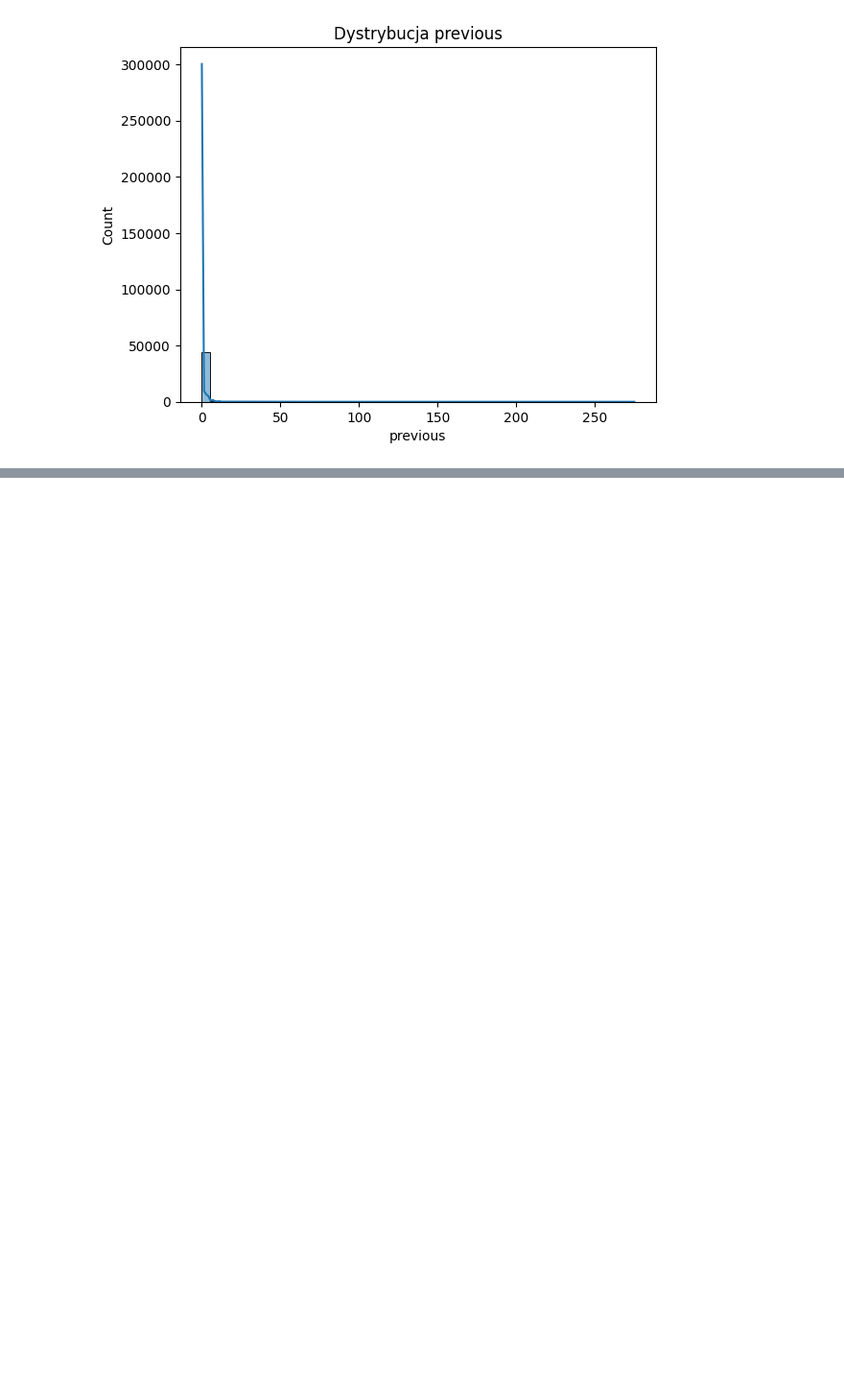
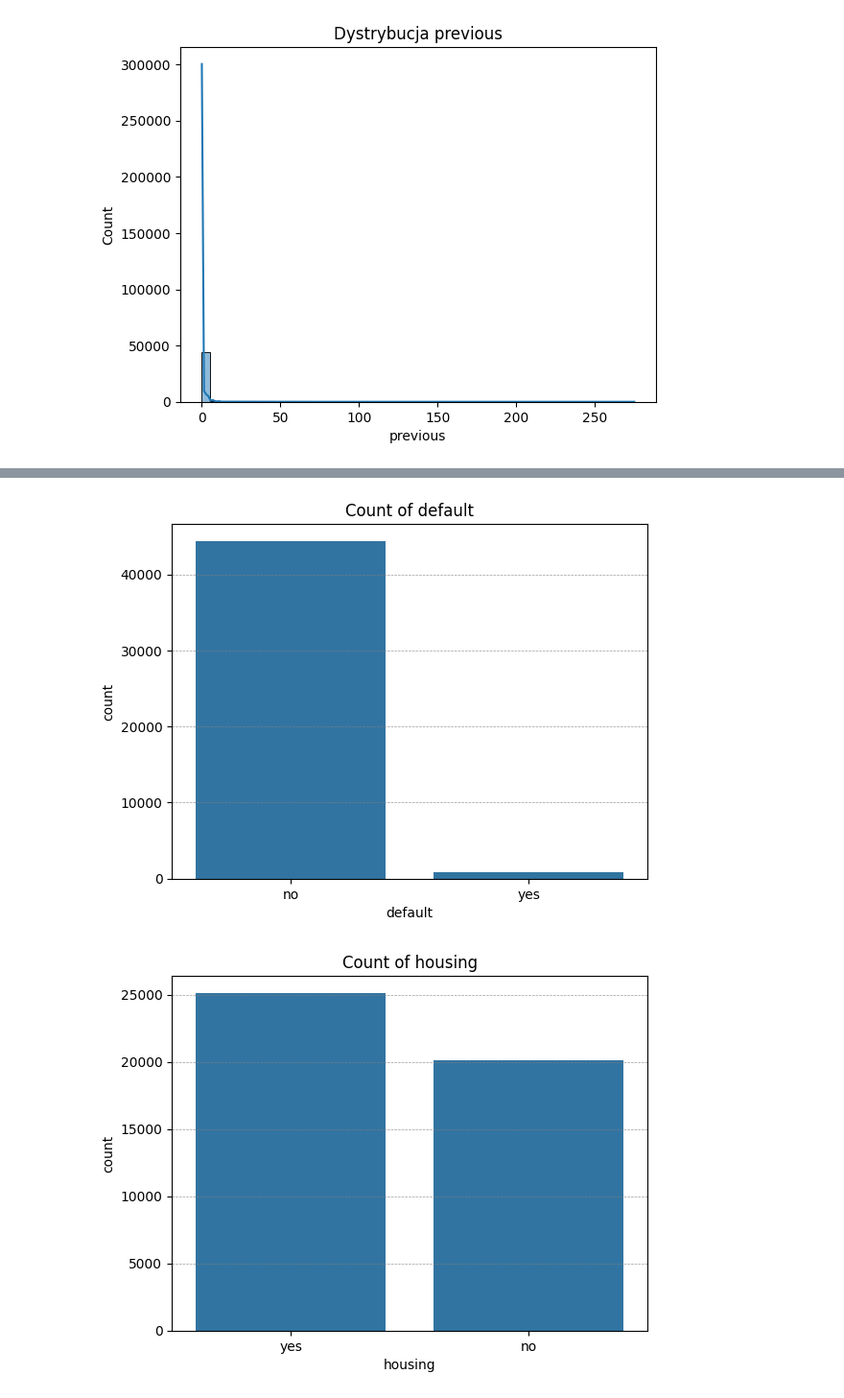
Before and after one commit to scislinski-r/EDA---kampania-banku, a Jupyter notebook: Main.ipynb, the cells around one changed output, grey strips where cells are left out. Shown at 96% size. Cells and saved outputs as stored; diff of their text form; code cells hidden in the pictures; blank space fills up the shorter version.

```diff
--- a/Main.ipynb
+++ b/Main.ipynb
@@ -217,0 +231,10 @@ for col in numeric_columns:
+# %%
+for col in binary_columns:
+    sns.countplot(x=df[col], order = df[col].value_counts().index)
+    plt.grid(True, axis='y', alpha=0.8, linestyle='--', linewidth=0.5, color='gray')
+    plt.title(f'Count of {col}')
+    plt.xticks()
+    plt.show()
+# %% [output]
+[figure, added]
+[figure, added]
```
Also changed, not shown: parts of 5 cells of this notebook, 1 other file.
